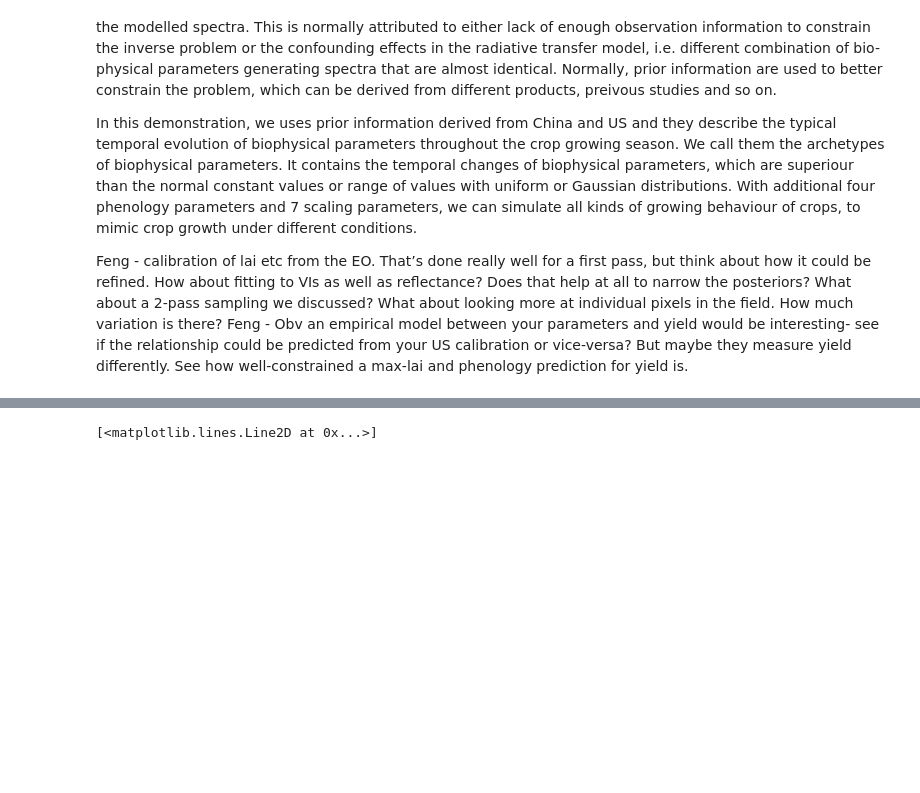
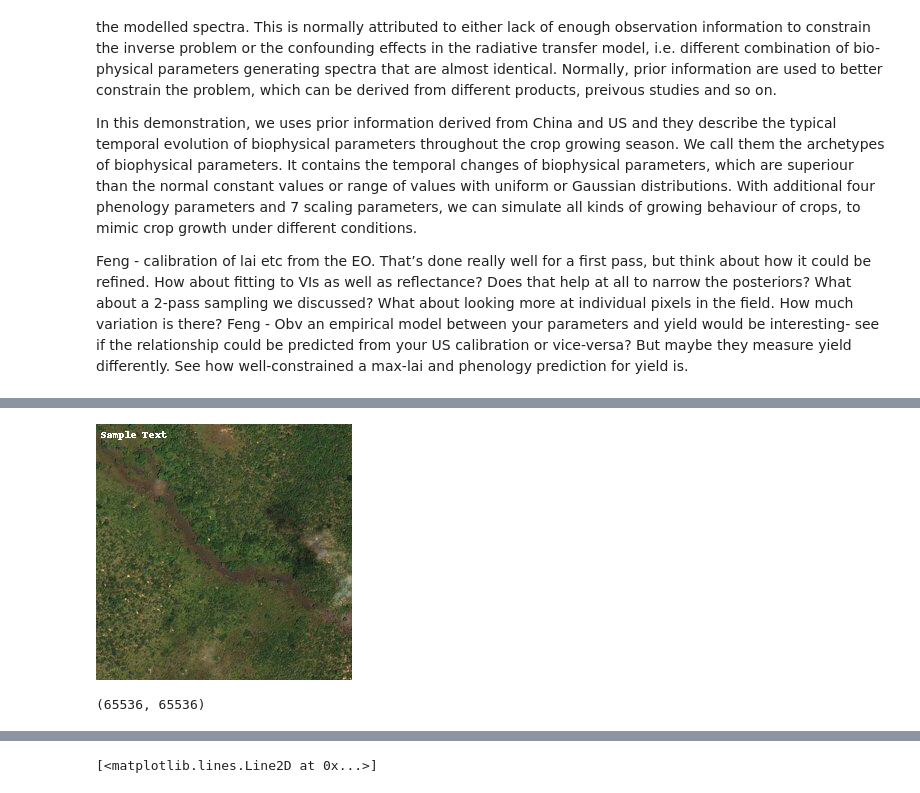
Before and after one commit to UCL-EO/Workshop2022, a Jupyter notebook: notebooks/01-Satellite_data.ipynb, the cells around one changed output, grey strips where cells are left out. Cells and saved outputs as stored; diff of their text form; code cells hidden in the pictures; blank space fills up the shorter version.

```diff
--- a/notebooks/01-Satellite_data.ipynb
+++ b/notebooks/01-Satellite_data.ipynb
@@ -250,0 +638,8 @@ Map(center=[9.3771, -0.6062], controls=(ZoomControl(options=['position', 'zoom_i
+# %%
+img
+# %% [output]
+[figure, added]
+# %%
+(x[:, :, :3] != 0).any(axis=2).sum(), 256 * 256
+# %% [output]
+(65536, 65536)
```
Also changed, not shown: parts of 21 cells of this notebook, 2 other files.
